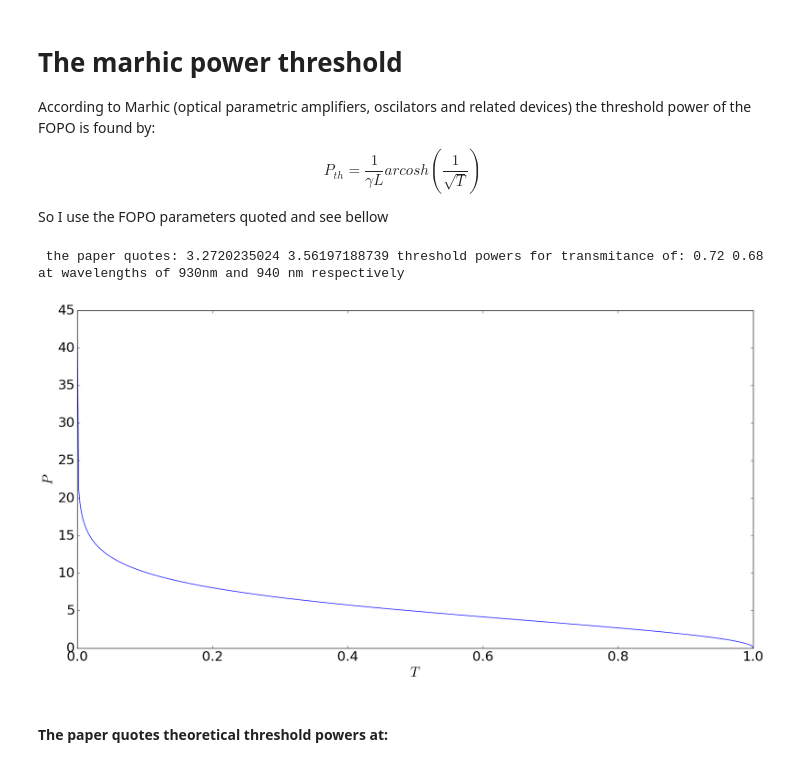
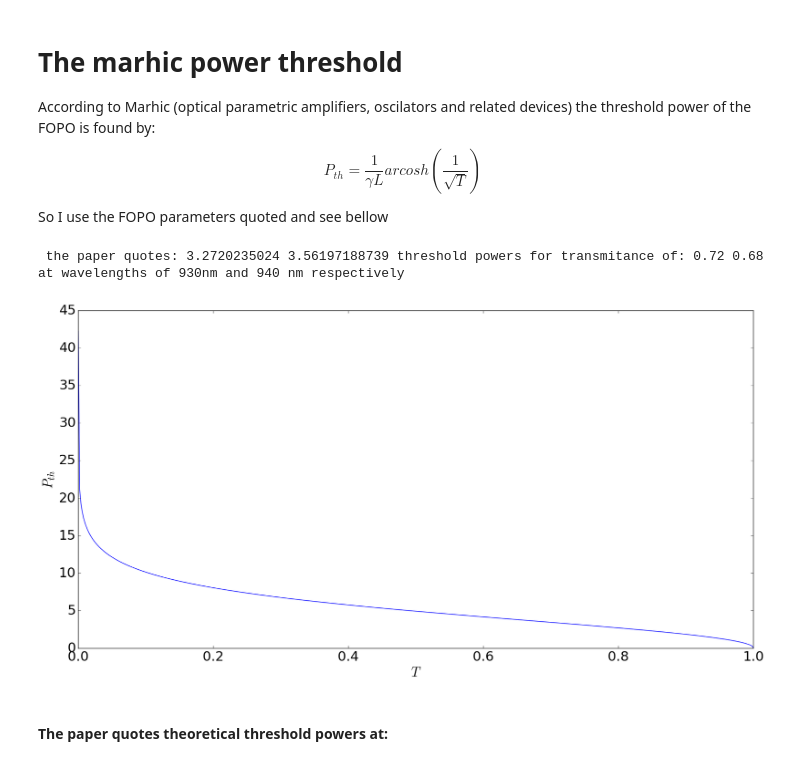
Before and after one commit to ibegleris/w-fopo, a Jupyter notebook: Log_sm-fopo.ipynb, the cells around one changed output. Drawn from its saved outputs; the diff is of its cells as text; code cells hidden in the pictures.

```diff
--- a/Log_sm-fopo.ipynb
+++ b/Log_sm-fopo.ipynb
@@ -632,35 +632,35 @@ So I use the FOPO parameters quoted and see bellow
 import numpy as np
 import matplotlib.pyplot as plt
 from scipy.optimize import fsolve
 from math import acosh
 import matplotlib
 font = {'family' : 'sans-serif',
         'size'   : 22}
 matplotlib.rc('font', **font)
 
 acosh = np.vectorize(acosh)
 g = 10e-3
 L = 18
 T = np.linspace(1e-6,1,512)
 
 
 
 def P_th(T, g , L):
     a = (g*L)**(-1)
     b = acosh(np.sqrt(T)**(-1))
     return a*b
 
 P = P_th(T,g,L)
 print(' the paper quotes:', P_th(0.72,g,L), P_th(0.68,g,L), 'threshold powers for transmitance of:', 0.72, 0.68,'at wavelengths of 930nm and 940 nm respectively')
 
 fig = plt.figure(figsize=(20.0, 10.0))
 plt.plot(T,P)
 plt.xlabel(r'$T$')
-plt.ylabel(r'$P$')
+plt.ylabel(r'$P_{th}$')
 plt.show()
 # %% [output]
  the paper quotes: 3.2720235024 3.56197188739 threshold powers for transmitance of: 0.72 0.68 at wavelengths of 930nm and 940 nm respectively
-[figure, old version]
+[figure, new version]
 # %%
 def find_P_th(T, P_find, g, L):
     return np.abs(P_th(T, g,L) - P_find)
```
Also changed, not shown: parts of 6 cells of this notebook.
